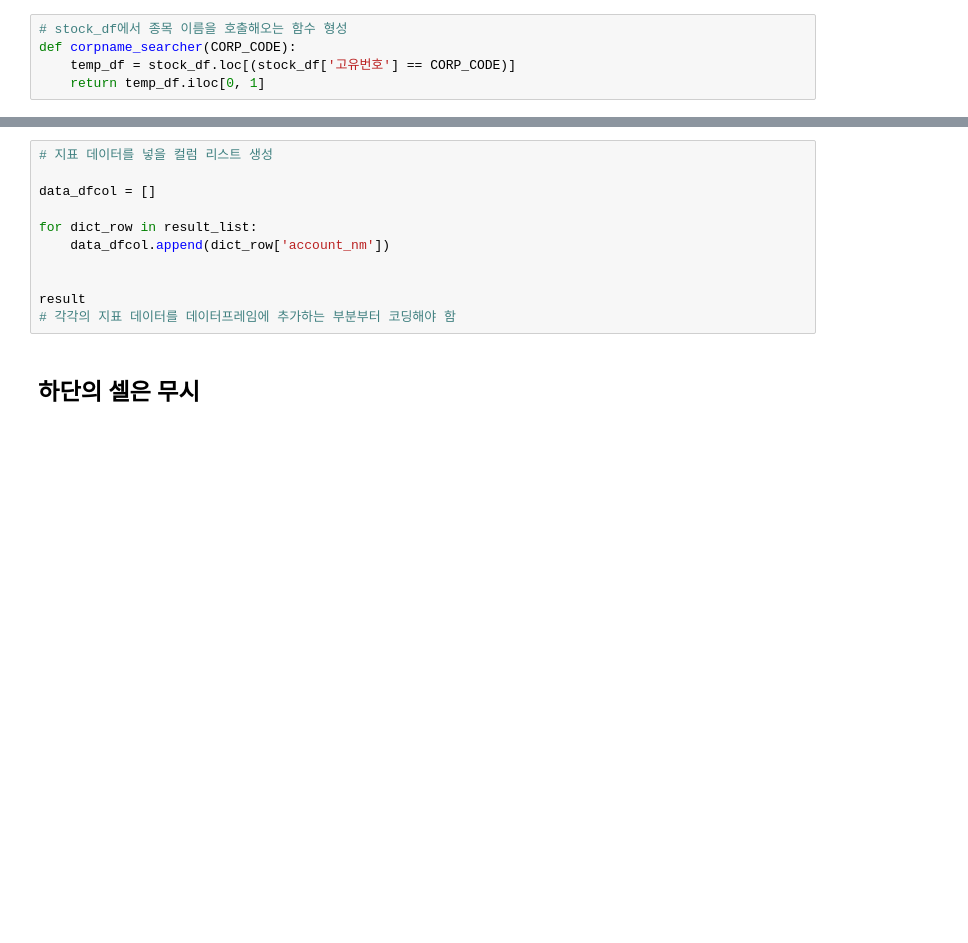
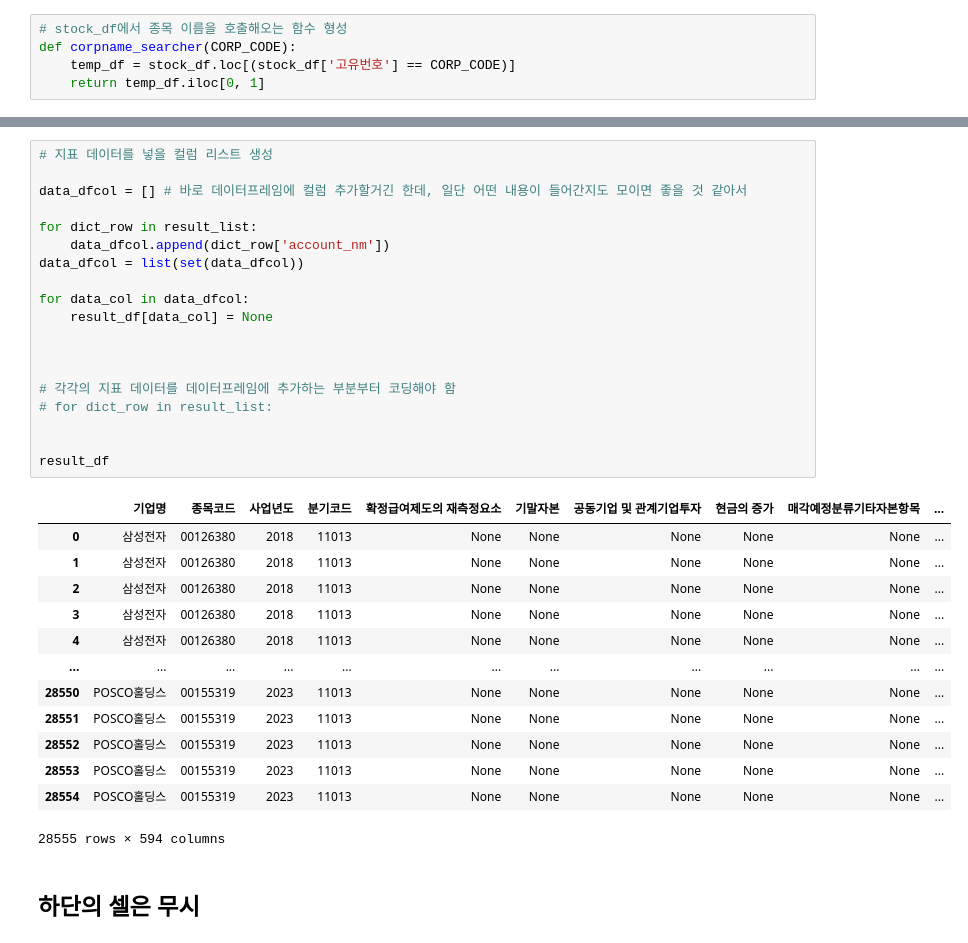
Before and after one commit to kdt-service/Final_PJT_Team2, a Jupyter notebook: OpenDartFssApi/OpenDartFssApi.ipynb, the cells around one changed output, grey strips where cells are left out. Drawn from its saved outputs; the diff is of its cells as text; blank space fills up the shorter version.

```diff
--- a/OpenDartFssApi/OpenDartFssApi.ipynb
+++ b/OpenDartFssApi/OpenDartFssApi.ipynb
@@ -205,14 +233,36 @@ result_df
 # %%
 # 지표 데이터를 넣을 컬럼 리스트 생성
 
-data_dfcol = []
+data_dfcol = [] # 바로 데이터프레임에 컬럼 추가할거긴 한데, 일단 어떤 내용이 들어간지도 모이면 좋을 것 같아서
 
 for dict_row in result_list:
     data_dfcol.append(dict_row['account_nm'])
+data_dfcol = list(set(data_dfcol))
+
+for data_col in data_dfcol:
+    result_df[data_col] = None
 
 
-result
+
 # 각각의 지표 데이터를 데이터프레임에 추가하는 부분부터 코딩해야 함
+# for dict_row in result_list:
+
+
+result_df
+# %% [output]
+|  | 기업명 | 종목코드 | 사업년도 | 분기코드 | 확정급여제도의 재측정요소 | 기말자본 | 공동기업 및 관계기업투자 | 현금의 증가 | 매각예정분류기타자본항목 | ... |
+| 0 | 삼성전자 | 00126380 | 2018 | 11013 | None | None | None | None | None | ... |
+| 1 | 삼성전자 | 00126380 | 2018 | 11013 | None | None | None | None | None | ... |
+| 2 | 삼성전자 | 00126380 | 2018 | 11013 | None | None | None | None | None | ... |
+| 3 | 삼성전자 | 00126380 | 2018 | 11013 | None | None | None | None | None | ... |
+| 4 | 삼성전자 | 00126380 | 2018 | 11013 | None | None | None | None | None | ... |
+| ... | ... | ... | ... | ... | ... | ... | ... | ... | ... | ... |
+| 28550 | POSCO홀딩스 | 00155319 | 2023 | 11013 | None | None | None | None | None | ... |
+| 28551 | POSCO홀딩스 | 00155319 | 2023 | 11013 | None | None | None | None | None | ... |
+| 28552 | POSCO홀딩스 | 00155319 | 2023 | 11013 | None | None | None | None | None | ... |
+| 28553 | POSCO홀딩스 | 00155319 | 2023 | 11013 | None | None | None | None | None | ... |
+| 28554 | POSCO홀딩스 | 00155319 | 2023 | 11013 | None | None | None | None | None | ... |
+28555 rows × 594 columns
 # %% [markdown]
 ## 하단의 셀은 무시
 # %% [markdown]
```
Also changed, not shown: parts of 7 cells of this notebook.
